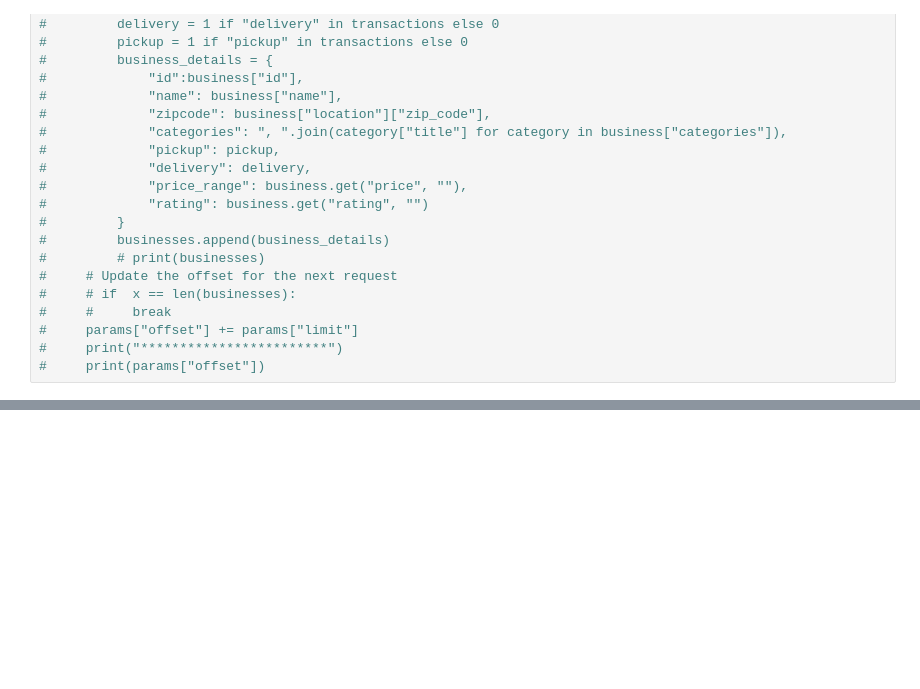
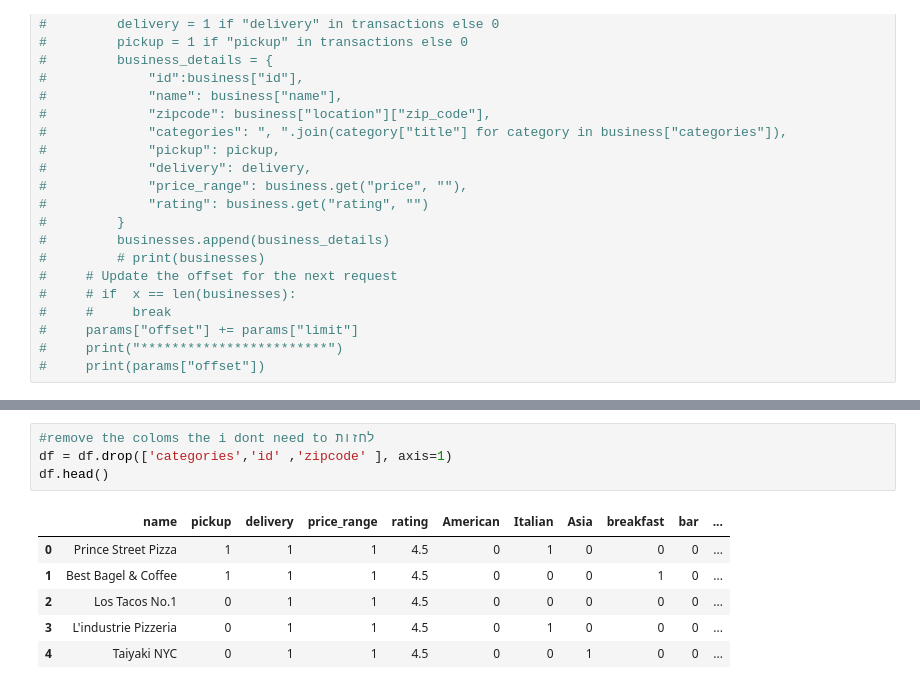
Before and after one commit to NadavMargaliot/Project_Data_Science, a Jupyter notebook: Data Science .ipynb, the cells around one changed output, grey strips where cells are left out. Cells and saved outputs as stored; diff of their text form; blank space fills up the shorter version.

```diff
--- a/Data Science .ipynb
+++ b/Data Science .ipynb
@@ -154,0 +208,11 @@ print(data.get("hours", []))
+# %%
+#remove the coloms the i dont need to לחזות
+df = df.drop(['categories','id' ,'zipcode' ], axis=1)
+df.head()
+# %% [output]
+|  | name | pickup | delivery | price_range | rating | American | Italian | Asia | breakfast | bar | ... |
+| 0 | Prince Street Pizza | 1 | 1 | 1 | 4.5 | 0 | 1 | 0 | 0 | 0 | ... |
+| 1 | Best Bagel & Coffee | 1 | 1 | 1 | 4.5 | 0 | 0 | 0 | 1 | 0 | ... |
+| 2 | Los Tacos No.1 | 0 | 1 | 1 | 4.5 | 0 | 0 | 0 | 0 | 0 | ... |
+| 3 | L'industrie Pizzeria | 0 | 1 | 1 | 4.5 | 0 | 1 | 0 | 0 | 0 | ... |
+| 4 | Taiyaki NYC | 0 | 1 | 1 | 4.5 | 0 | 0 | 1 | 0 | 0 | ... |
```
Also changed, not shown: parts of 18 cells of this notebook.
